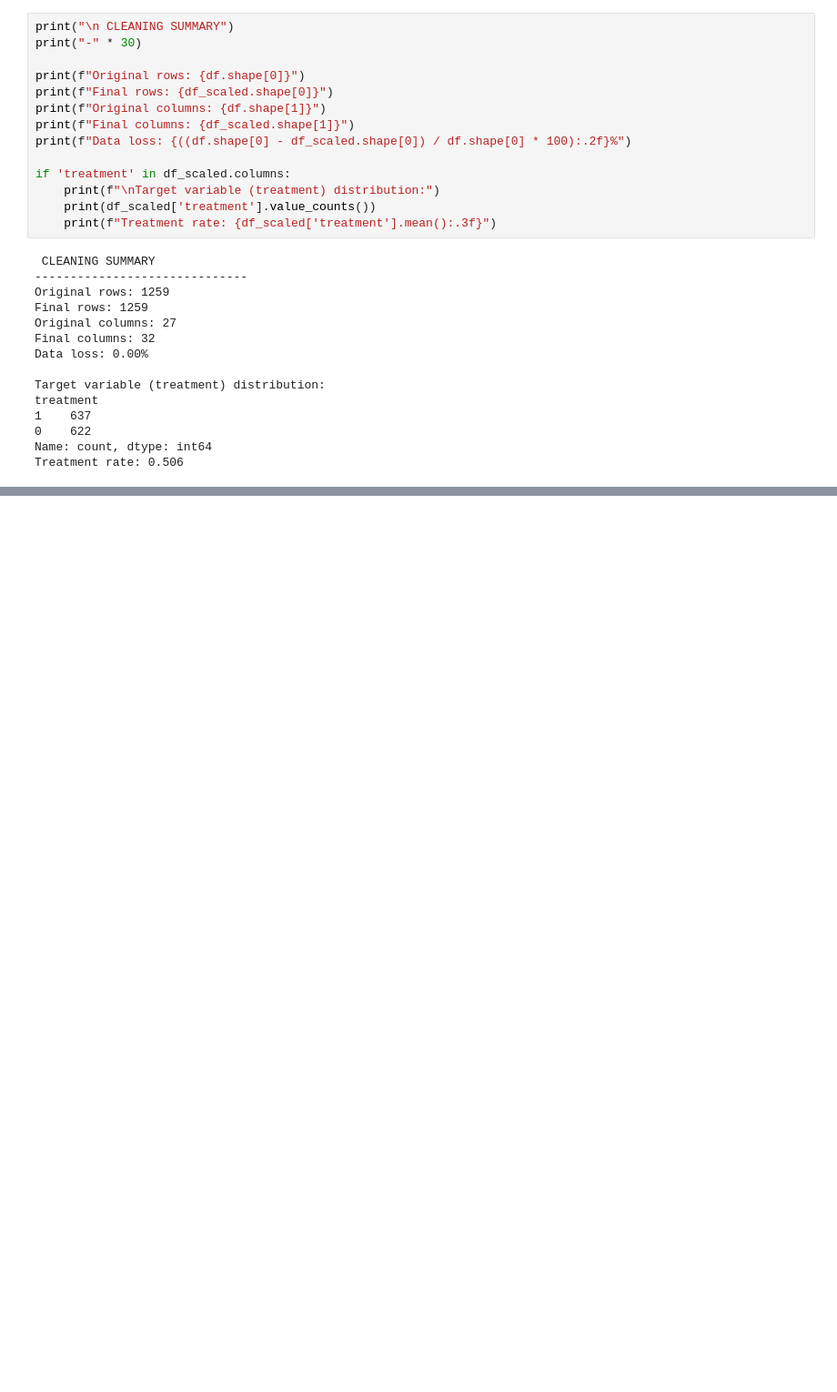
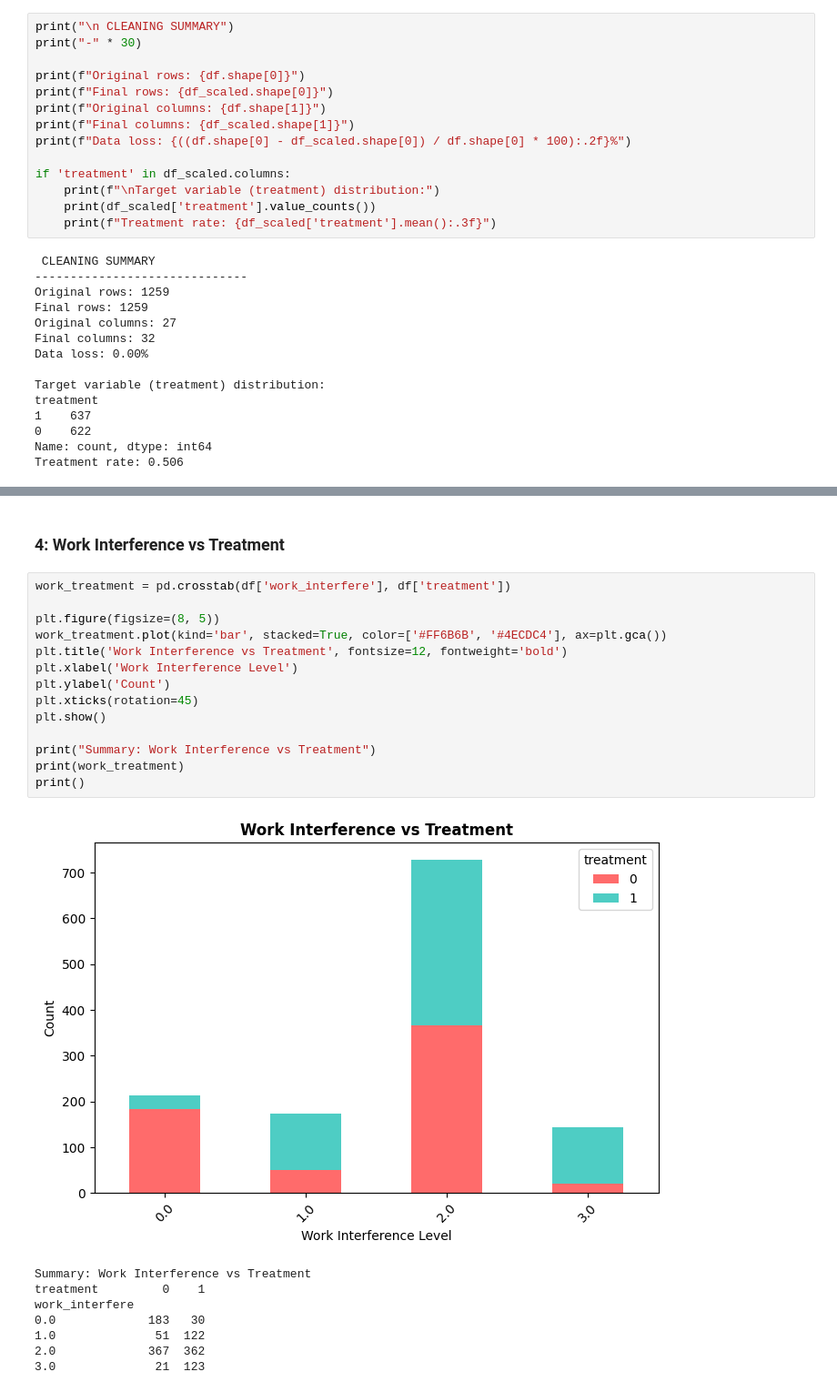
Before and after one commit to Aishaamalik/Mental-Health-Economic-Indicators-Project-, a Jupyter notebook: PROJECT_6.ipynb, the cells around one changed output, grey strips where cells are left out. Shown at 91% size. Cells and saved outputs as stored; diff of their text form; blank space fills up the shorter version.

```diff
--- a/PROJECT_6.ipynb
+++ b/PROJECT_6.ipynb
@@ -905,0 +1004,25 @@ Treatment rate: 0.506
+# %% [markdown]
+### 4: Work Interference vs Treatment
+# %%
+work_treatment = pd.crosstab(df['work_interfere'], df['treatment'])
+
+plt.figure(figsize=(8, 5))
+work_treatment.plot(kind='bar', stacked=True, color=['#FF6B6B', '#4ECDC4'], ax=plt.gca())
+plt.title('Work Interference vs Treatment', fontsize=12, fontweight='bold')
+plt.xlabel('Work Interference Level')
+plt.ylabel('Count')
+plt.xticks(rotation=45)
+plt.show()
+
+print("Summary: Work Interference vs Treatment")
+print(work_treatment)
+print()
+# %% [output]
+[figure, added]
+Summary: Work Interference vs Treatment
+treatment         0    1
+work_interfere
+0.0             183   30
+1.0              51  122
+2.0             367  362
+3.0              21  123
```
Also changed, not shown: parts of 68 cells of this notebook.
